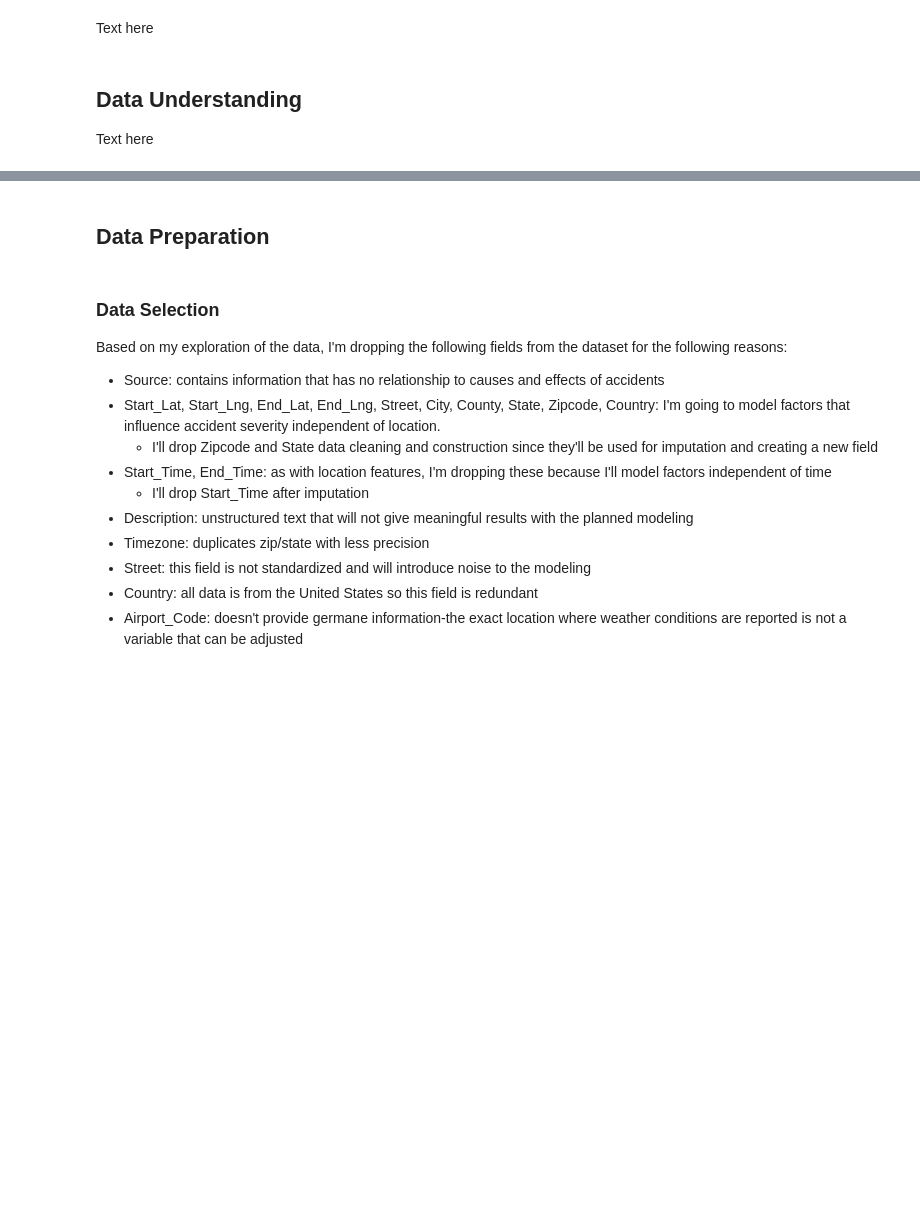
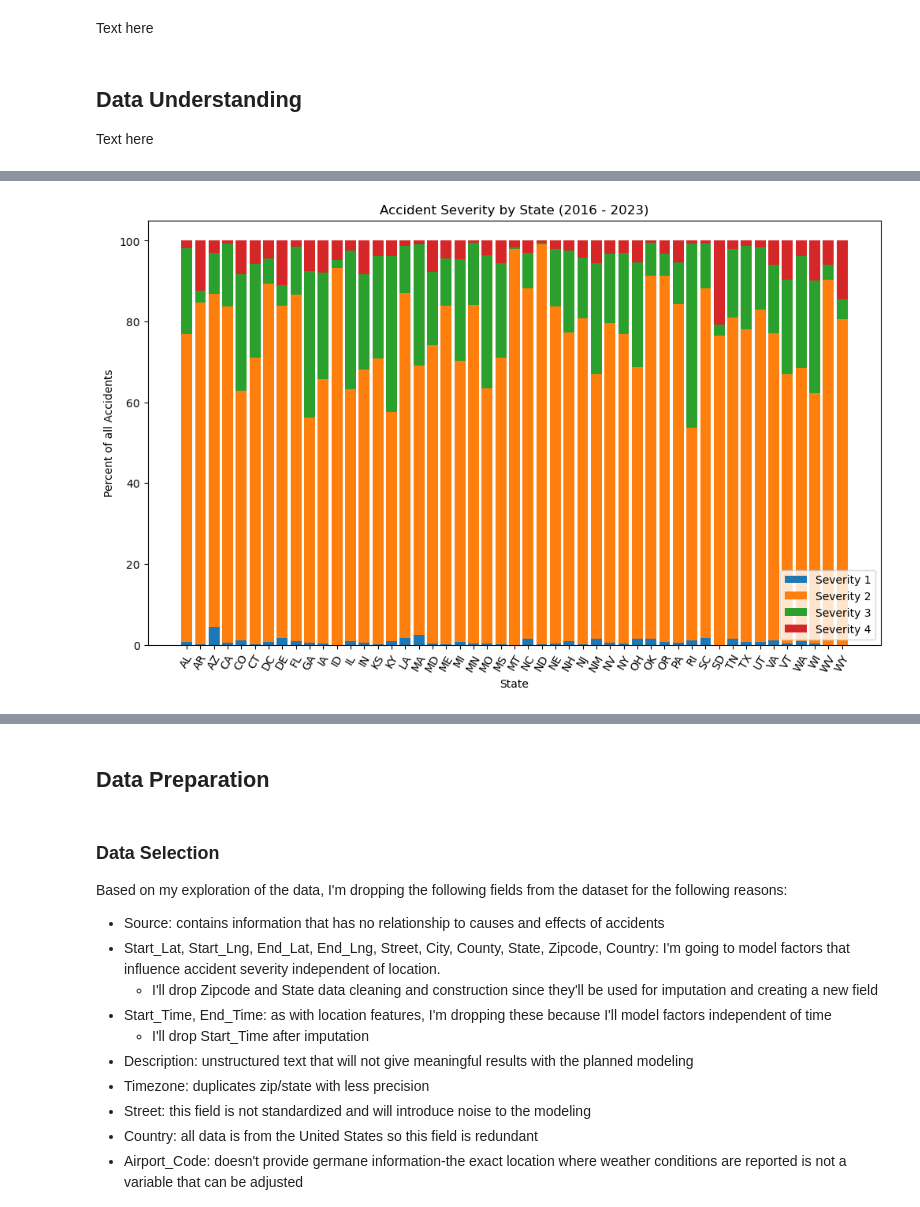
Before and after one commit to marhas109/MH_DS_Capstone_Project_1, a Jupyter notebook: MH_DS_Capstone_Project_1.ipynb, the cells around one changed output, grey strips where cells are left out. Saved outputs shown, nothing was run; the diff lists cells and outputs as text; code cells hidden in the pictures; blank space fills up the shorter version.

```diff
--- a/MH_DS_Capstone_Project_1.ipynb
+++ b/MH_DS_Capstone_Project_1.ipynb
@@ -59,5 +31,5 @@ FileNotFoundError: [WinError 2] The system cannot find the file specified
 # %%
-df_all_data = spark.read.csv('Data/US_Accidents_March23.csv')
+df_all_data = pd.read_csv('Data/US_Accidents_March23.csv')
 print(df_all_data.describe())
 print(df_all_data.head())
 print(df_all_data.columns)
@@ -68,0 +54,10 @@ df_severity_by_state.head()
+# %%
+df_severity_by_state = pd.crosstab(df_all_data['Severity'], df_all_data['State'])
+
+totals = df_severity_by_state.sum()
+
+for i in range(4):
+    pct_row = (df_severity_by_state.iloc[i] / totals) * 100
+    df_severity_by_state.loc[f'Row{i+1}_pct'] = pct_row
+
+df_severity_by_state
@@ -69,20 +76,22 @@ df_severity_by_state.head()
 # %%
 # chart of accident severity by state
 states = df_severity_by_state.columns
-sev1 = df_severity_by_state.iloc[0]
-sev2 = df_severity_by_state.iloc[1]
-sev3 = df_severity_by_state.iloc[2]
-sev4 = ct_sev4_by_state = df_severity_by_state.iloc[3]
+sev1 = df_severity_by_state.iloc[4]
+sev2 = df_severity_by_state.iloc[5]
+sev3 = df_severity_by_state.iloc[6]
+sev4 = df_severity_by_state.iloc[7]
 
 plt.figure(figsize=(12, 7))
 plt.bar(states, sev1)
 plt.bar(states, sev2, bottom=sev1)
 plt.bar(states, sev3, bottom=sev1+sev2)
 plt.bar(states, sev4, bottom=sev1+sev2+sev3)
 plt.xlabel("State")
 plt.xticks(rotation=60)
-plt.ylabel("Number of Accidents")
+plt.ylabel("Percent of all Accidents")
 plt.legend(["Severity 1", "Severity 2", "Severity 3", "Severity 4"])
 plt.title("Accident Severity by State (2016 - 2023)")
 plt.show()
+# %% [output]
+[figure, added]
 # %%
```
Also changed, not shown: parts of 68 cells of this notebook.
